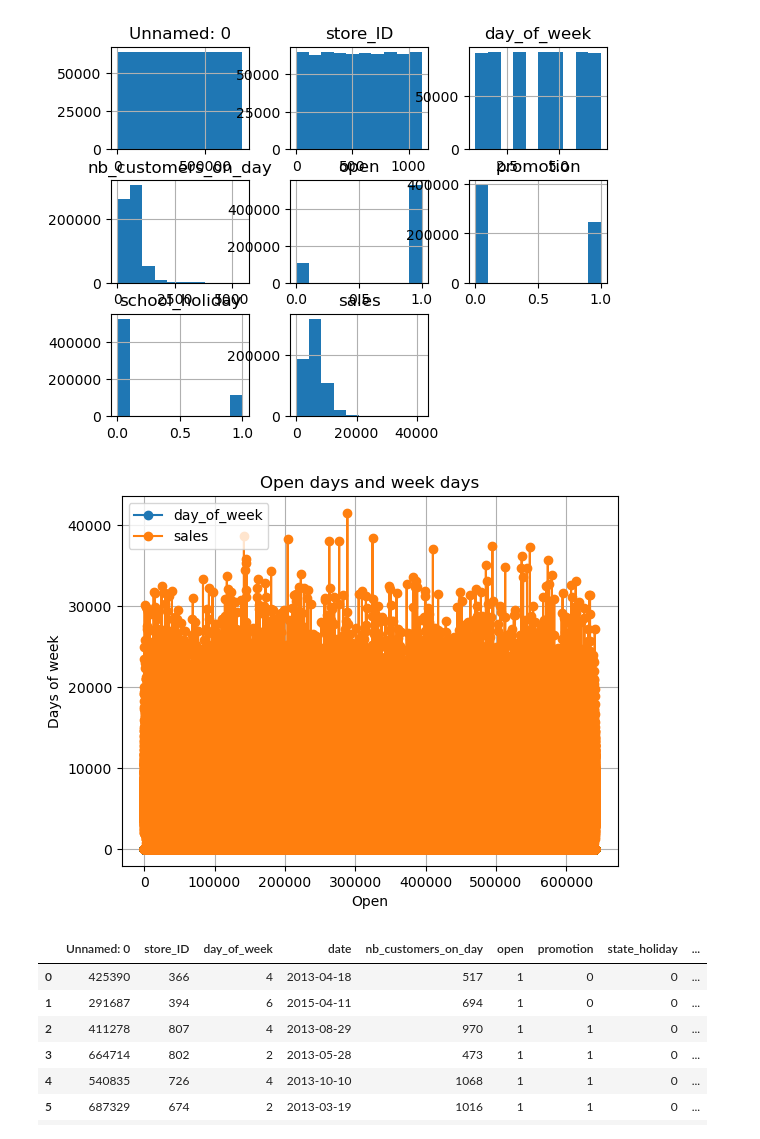
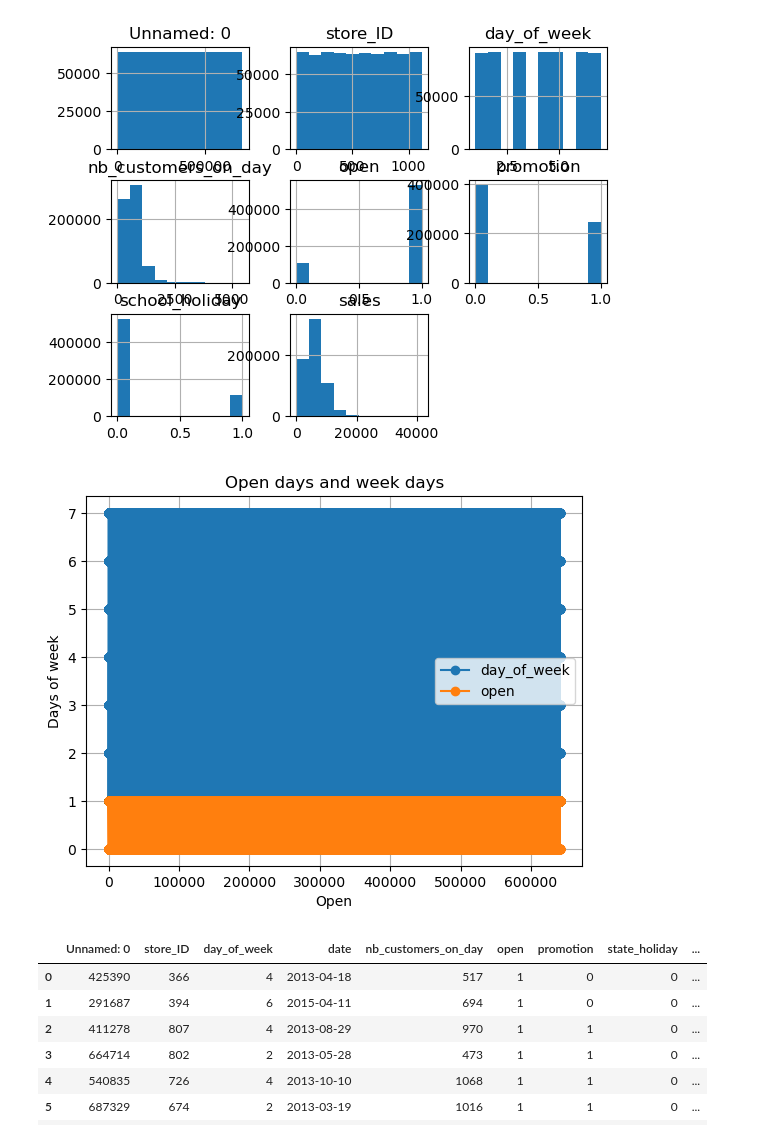
Before and after one commit to alfongccode/ironhack-sales-challenge-group5, a Jupyter notebook: sales_challenge.ipynb, the cells around one changed output. Saved outputs shown, nothing was run; the diff lists cells and outputs as text; code cells hidden in the pictures.

```diff
--- a/sales_challenge.ipynb
+++ b/sales_challenge.ipynb
@@ -191,15 +191,15 @@ plt.show()
 [figure]
 # %%
 # Unnamed, store_ID, date
-sales[['day_of_week', 'sales']].plot(kind='line', marker='o')
+sales[['day_of_week', 'open']].plot(kind='line', marker='o')
 
 plt.title('Open days and week days')
 plt.xlabel('Open')
 plt.ylabel('Days of week')
 plt.grid(True)
 plt.show()
 # %% [output]
-[figure, old version]
+[figure, new version]
 # %%
 
 from sklearn.model_selection import train_test_split
```
Also changed, not shown: parts of 6 cells of this notebook.
